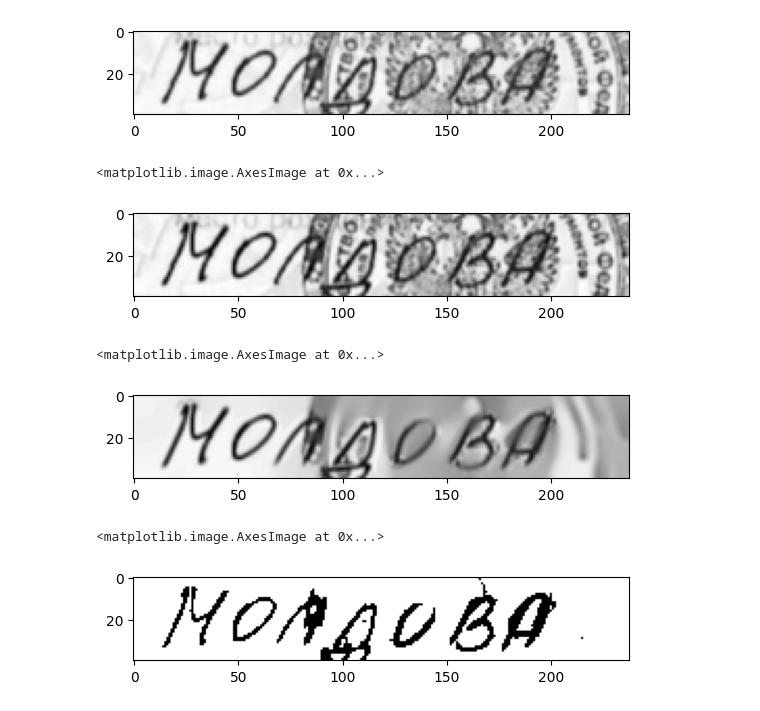
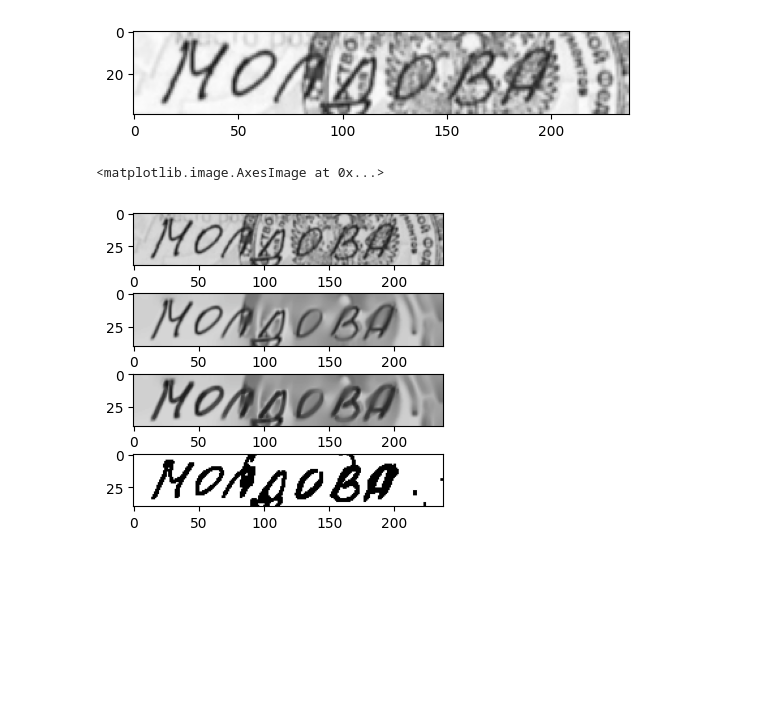
Before and after one commit to prcstak/service_text_recognition, a Jupyter notebook: notebooks/preprocess.ipynb, the cells around one changed output. Drawn from its saved outputs; the diff is of its cells as text; code cells hidden in the pictures; blank space fills up the shorter version.

```diff
--- a/notebooks/preprocess.ipynb
+++ b/notebooks/preprocess.ipynb
@@ -9,30 +9,36 @@ import matplotlib.pyplot as plt
 np.set_printoptions(threshold=sys.maxsize)
 # %%
 default_img = cv2.imread('/kaggle/input/cyrillic-handwriting-dataset/train/aa1.png', 0)
-img = cv2.cvtColor(default_img, cv2.COLOR_GRAY2BGR)
-plt.imshow(img)
+default_img = cv2.cvtColor(default_img, cv2.COLOR_GRAY2BGR)
+plt.imshow(default_img)
 # %% [output]
 <matplotlib.image.AxesImage at 0x...>
 [figure]
-# %%
-img = cv2.normalize(img, img, 0, 255, cv2.NORM_MINMAX)
-plt.imshow(img)
-# %% [output]
-<matplotlib.image.AxesImage at 0x...>
-[figure, removed]
-# %%
-img = cv2.fastNlMeansDenoisingColored(img, img, 19, 19, 9, 19)
-img = cv2.fastNlMeansDenoisingColored(img, img, 10, 10, 7, 10)
-plt.imshow(img)
-# %% [output]
-<matplotlib.image.AxesImage at 0x...>
-[figure, removed]
 # %%
+fig = plt.figure(figsize=(4, 4))
+rows = 4
+columns = 1
+
+img = cv2.normalize(default_img, img, 20, 220, cv2.NORM_MINMAX)
+fig.add_subplot(rows, columns, 1)
+plt.imshow(img)
+
+img = cv2.fastNlMeansDenoisingColored(img, img, 17, 17, 7, 10)
+img = cv2.fastNlMeansDenoisingColored(img, img, 10, 10, 7, 10)
+fig.add_subplot(rows, columns, 2)
+plt.imshow(img)
+
+kernel = np.ones((2,2),np.uint8)
+img = cv2.erode(img, kernel, iterations = 1)
+fig.add_subplot(rows, columns, 3)
+plt.imshow(img)
+
 res = cv2.cvtColor(img, cv2.COLOR_BGR2GRAY)
 res = cv2.normalize(res, res, 0, 1.0, cv2.NORM_MINMAX)
 res = cv2.threshold(res, 127, 255, cv2.THRESH_BINARY | cv2.THRESH_OTSU) [1]
 res = cv2.cvtColor(res, cv2.COLOR_GRAY2BGR)
+fig.add_subplot(rows, columns, 4)
 plt.imshow(res)
 # %% [output]
 <matplotlib.image.AxesImage at 0x...>
-[figure, old version]
+[figure, new version]
```
Also changed, not shown: parts of 1 cell of this notebook.
